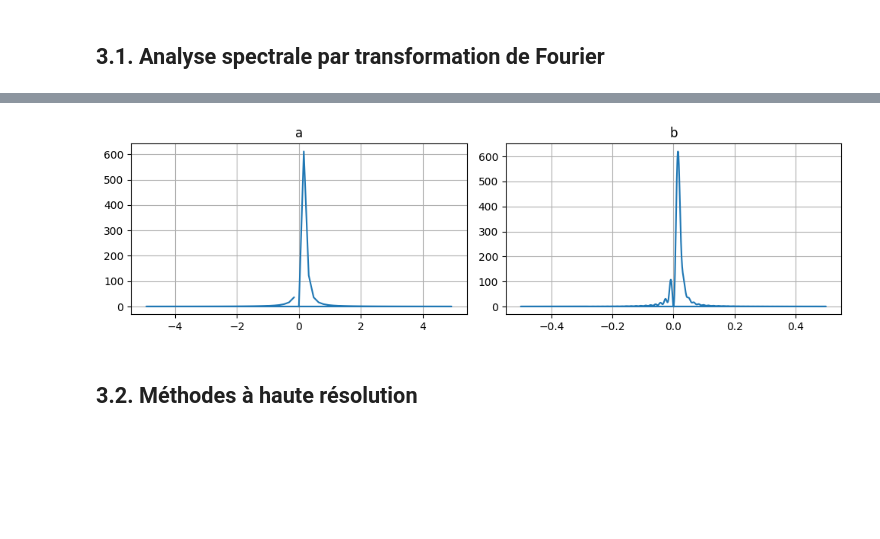
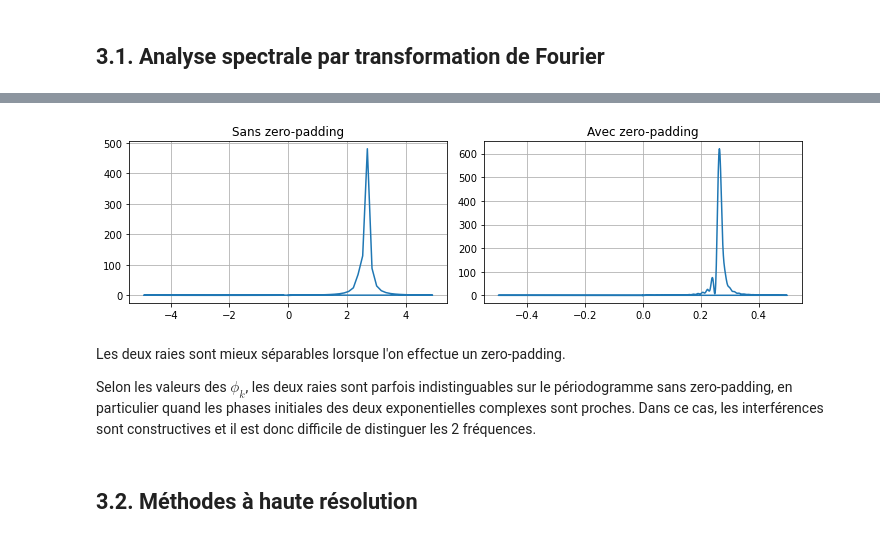
Before and after one commit to ovistetom/atiam_tsm_haute_resolution, a Jupyter notebook: template-TP-HR.ipynb, the cells around one changed output, grey strips where cells are left out. Saved outputs shown, nothing was run; the diff lists cells and outputs as text; code cells hidden in the pictures; blank space fills up the shorter version.

```diff
--- a/template-TP-HR.ipynb
+++ b/template-TP-HR.ipynb
@@ -115,14 +115,17 @@ write('new_bell.wav', Fs, np.array(x.reshape(len_x), dtype=np.int16)) # to write
 # %%
 # Paramètres
 N = 63
-f0 = 14
+f0 = 1/4
 f1 = f0 + 1/N
 a0 = 1
 a1 = 10
 delta0 = 0
 delta1 = -0.05
 # %%
+rng = np.random.default_rng()
+
 f = np.array([f0, f1])
 a = np.array([a0, a1])
 delta = np.array([delta0, delta1])
-phi = np.random.uniform(low=0.0, high=2*np.pi, size=2)
+phi = rng.uniform(low=0.0, high=2*np.pi, size=2)
+print(phi)
@@ -156,20 +187,24 @@ freqs_with_padding, Pxx_with_padding = periodogram(x, nfft=1024, return_onesided
 # %%
 fig = plt.figure(figsize=(10,3))
 
 plt.subplot(1,2,1)
 plt.plot(10*freqs, Pxx)
-plt.title("a")
+plt.title("Sans zero-padding")
 plt.grid()
 
 plt.subplot(1,2,2)
 plt.plot(freqs_with_padding, Pxx_with_padding)
-plt.title("b")
+plt.title("Avec zero-padding")
 plt.grid()
 fig.tight_layout()
 
 plt.show()
 # %% [output]
-[figure, old version]
+[figure, new version]
+# %% [markdown]
+Les deux raies sont mieux séparables lorsque l'on effectue un zero-padding.
+
+Selon les valeurs des $\phi_k$, les deux raies sont parfois indistinguables sur le périodogramme sans zero-padding, en particulier quand les phases initiales des deux exponentielles complexes sont proches. Dans ce cas, les interférences sont constructives et il est donc difficile de distinguer les 2 fréquences.
 # %% [markdown]
 ## 3.2. Méthodes à haute résolution
 # %%
```
Also changed, not shown: parts of 20 cells of this notebook, 1 other file.
